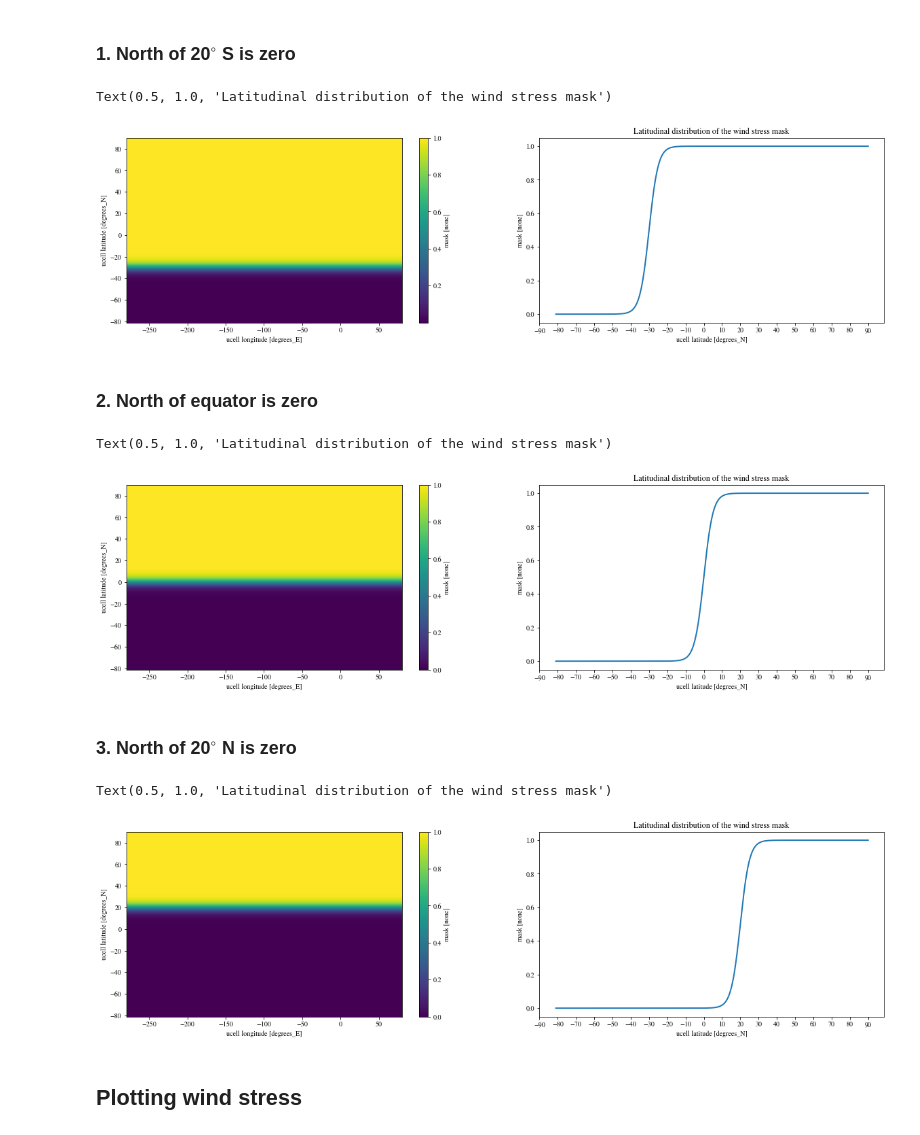
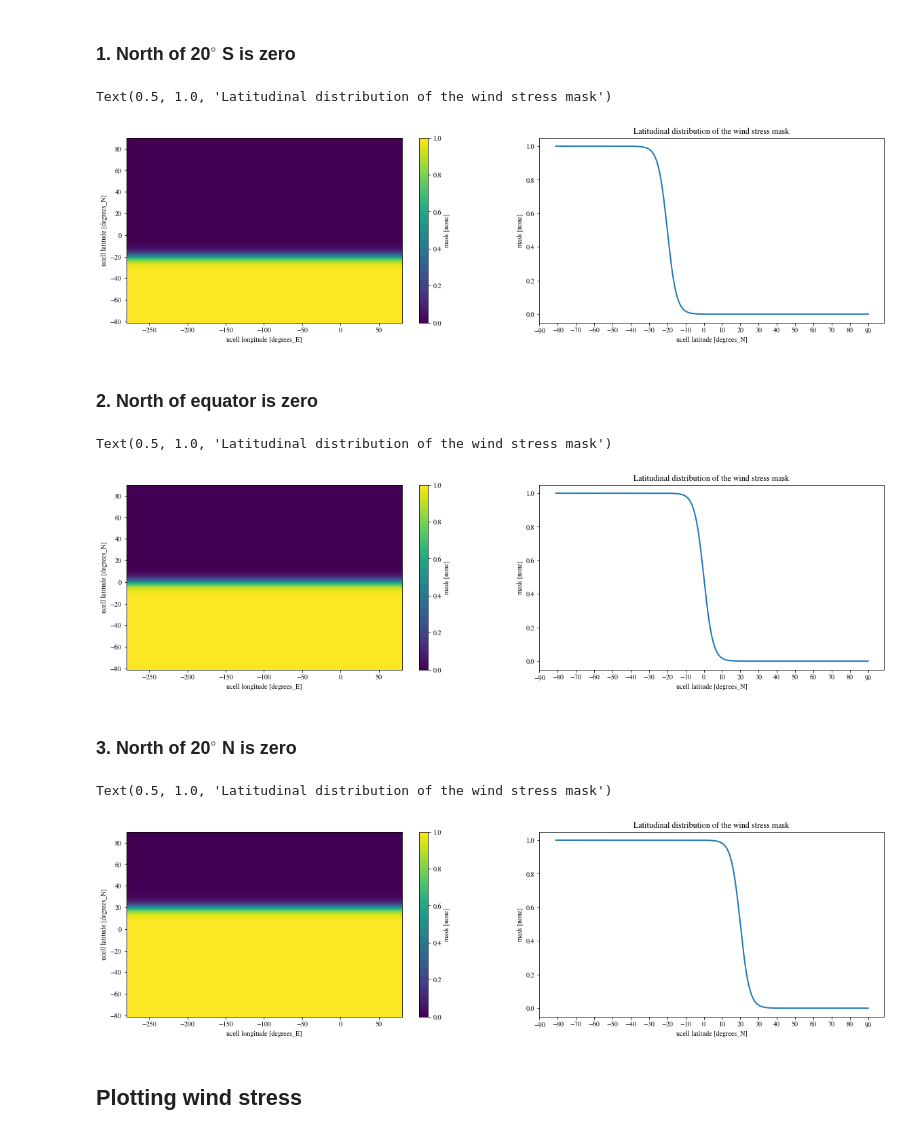
Before and after one commit to dhruvbhagtani/Altered-wind-forcing, a Jupyter notebook: Testing_various_masks_January.ipynb, the cells around one changed output. Saved outputs shown, nothing was run; the diff lists cells and outputs as text; code cells hidden in the pictures.

Commit message:
Wind stress masks for varying latitudes in the Southern Hemishere and their comparison using wind stress curl

```diff
--- a/Testing_various_masks_January.ipynb
+++ b/Testing_various_masks_January.ipynb
@@ -74,31 +74,31 @@ X, Y = np.meshgrid(x, y)
 # %% [markdown]
 ### 1. North of 20$^{\circ}$ S is zero
 # %%
-y_max = -30
+y_max = -20
 dy = 5
 # %%
-mask_tanh = 0.5 * np.tanh((Y - y_max)/dy) + 0.5
+mask_tanh = 0.5 * np.tanh((-Y + y_max)/dy) + 0.5
 mask_20S = xr.DataArray(mask_tanh, coords = [y, x],
                            dims = ['yu_ocean', 'xu_ocean'], name = 'mask', attrs = {'units':'none'})
 
 fig, axes = plt.subplots(ncols = 2, figsize = (20, 5))
 
 mask_20S.plot(ax = axes[0])
 plt.title('Spatial distribution of the wind stress mask')
 
 mask_20S.sel(xu_ocean = 0, method = 'nearest').plot(ax = axes[1])
 plt.xticks(np.linspace(-90, 90, 19))
 plt.title('Latitudinal distribution of the wind stress mask')
 # %% [output]
 Text(0.5, 1.0, 'Latitudinal distribution of the wind stress mask')
-[figure, old version]
+[figure, new version]
 # %% [markdown]
 ### 2. North of equator is zero
 # %%
 y_max = 0
 dy = 5
 # %%
-mask_tanh = 0.5 * np.tanh((Y - y_max)/dy) + 0.5
+mask_tanh = 0.5 * np.tanh((-Y + y_max)/dy) + 0.5
 mask_0S = xr.DataArray(mask_tanh, coords = [y, x],
                            dims = ['yu_ocean', 'xu_ocean'], name = 'mask', attrs = {'units':'none'})
 
@@ -112,14 +112,14 @@ plt.xticks(np.linspace(-90, 90, 19))
 plt.title('Latitudinal distribution of the wind stress mask')
 # %% [output]
 Text(0.5, 1.0, 'Latitudinal distribution of the wind stress mask')
-[figure, old version]
+[figure, new version]
 # %% [markdown]
 ### 3. North of 20$^{\circ}$ N is zero
 # %%
 y_max = 20
 dy = 5
 # %%
-mask_tanh = 0.5 * np.tanh((Y - y_max)/dy) + 0.5
+mask_tanh = 0.5 * np.tanh((-Y + y_max)/dy) + 0.5
 mask_20N = xr.DataArray(mask_tanh, coords = [y, x],
                            dims = ['yu_ocean', 'xu_ocean'], name = 'mask', attrs = {'units':'none'})
 
@@ -133,7 +133,7 @@ plt.xticks(np.linspace(-90, 90, 19))
 plt.title('Latitudinal distribution of the wind stress mask')
 # %% [output]
 Text(0.5, 1.0, 'Latitudinal distribution of the wind stress mask')
-[figure, old version]
+[figure, new version]
 # %% [markdown]
 ## Plotting wind stress
 # %%
```
Also changed, not shown: parts of 8 cells of this notebook.
